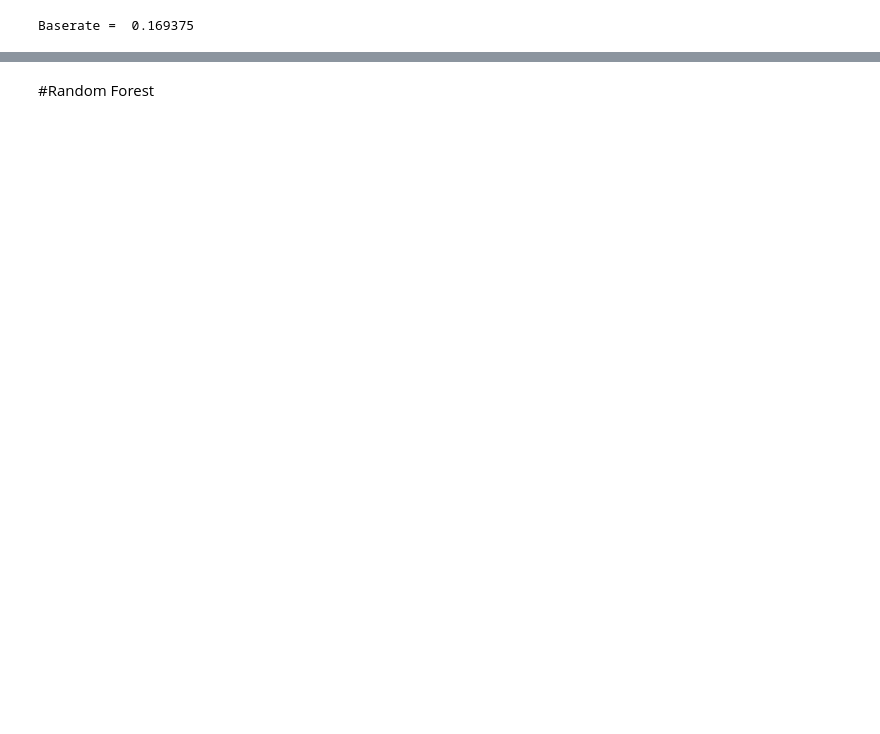
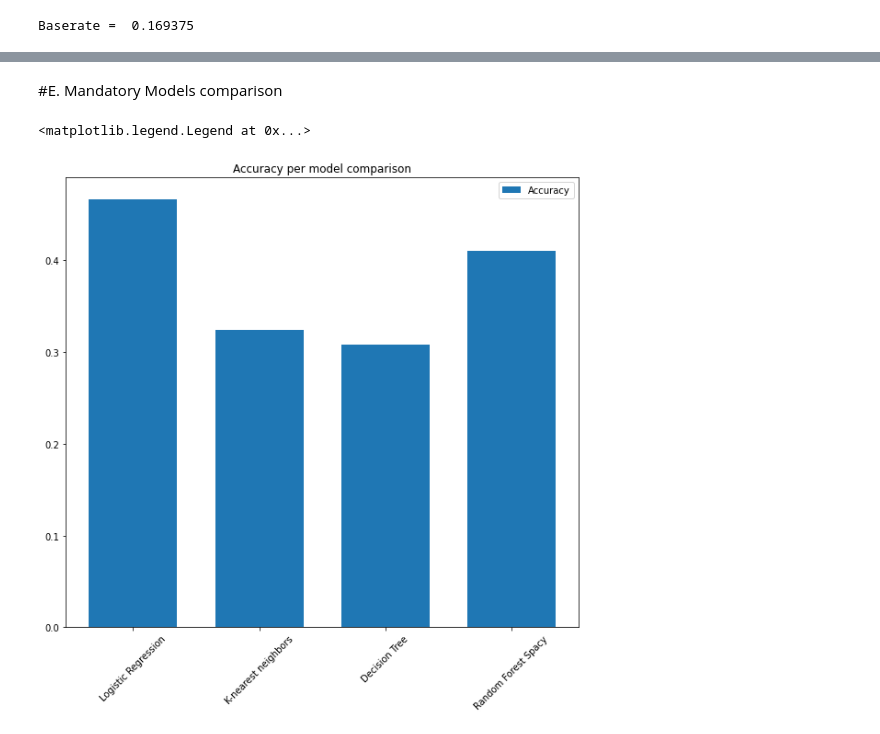
Before and after one commit to DavidHornung/Machine_learning, a Jupyter notebook: Mandatory_Models.ipynb, the cells around one changed output, grey strips where cells are left out. Drawn from its saved outputs; the diff is of its cells as text; code cells hidden in the pictures; blank space fills up the shorter version.

```diff
--- a/Mandatory_Models.ipynb
+++ b/Mandatory_Models.ipynb
@@ -215,17 +270,0 @@ plot_cross_validation_on_trees(numberoftry, sm_mean, sm_std, sm_scores,
-# %%
-tree_spacy_model = DecisionTreeClassifier()
-
-tree_spacy_pipe = Pipeline([('vectorizer', tfidf_vector_spacy),
-                 ('classifier', tree_spacy_model)])
-
-
-tree_spacy_pipe.fit(X_train, y_train)
-
-tree_spacy_pred = tree_spacy_pipe.predict(X_test)
-
-tree_spacy_report = evaluate(y_test, tree_spacy_pred)
-
-# Store model performance results
-reports['Decision Tree Spacy'] = tree_spacy_report
-
-tree_spacy_report
@@ -234,18 +270,0 @@ plot_confusion_matrix(y_test, tree_spacy_pred, tree_spacy_pipe)
-# %% [markdown]
-#Random Forest
-# %%
-forest_spacy_model = RandomForestClassifier()
-
-forest_spacy_pipe = Pipeline([('vectorizer', tfidf_vector_spacy),
-                 ('classifier', forest_spacy_model)])
-
-forest_spacy_pipe.fit(X_train, y_train)
-
-forest_spacy_pred = forest_spacy_pipe.predict(X_test)
-
-forest_spacy_report = evaluate(y_test, forest_spacy_pred)
-
-# Store model performance results
-reports['Random Forest Spacy'] = forest_spacy_report
-
-forest_spacy_report
@@ -253,0 +271,17 @@ plot_confusion_matrix(y_test, forest_spacy_pred, forest_spacy_pipe)
+# %% [markdown]
+#E. Mandatory Models comparison
+# %%
+fig, ax = plt.subplots(1, 1, figsize=(10,9))
+
+width = 0.70
+labels = reports.keys()
+report_values_accuracy = [x['accuracy'] for x in reports.values()]
+
+ax.bar(labels, report_values_accuracy,
+        label='Accuracy', width=width)
+plt.title("Accuracy per model comparison")
+plt.xticks(rotation=45)
+ax.legend()
+# %% [output]
+<matplotlib.legend.Legend at 0x...>
+[figure, added]
```
Also changed, not shown: parts of 37 cells of this notebook.
